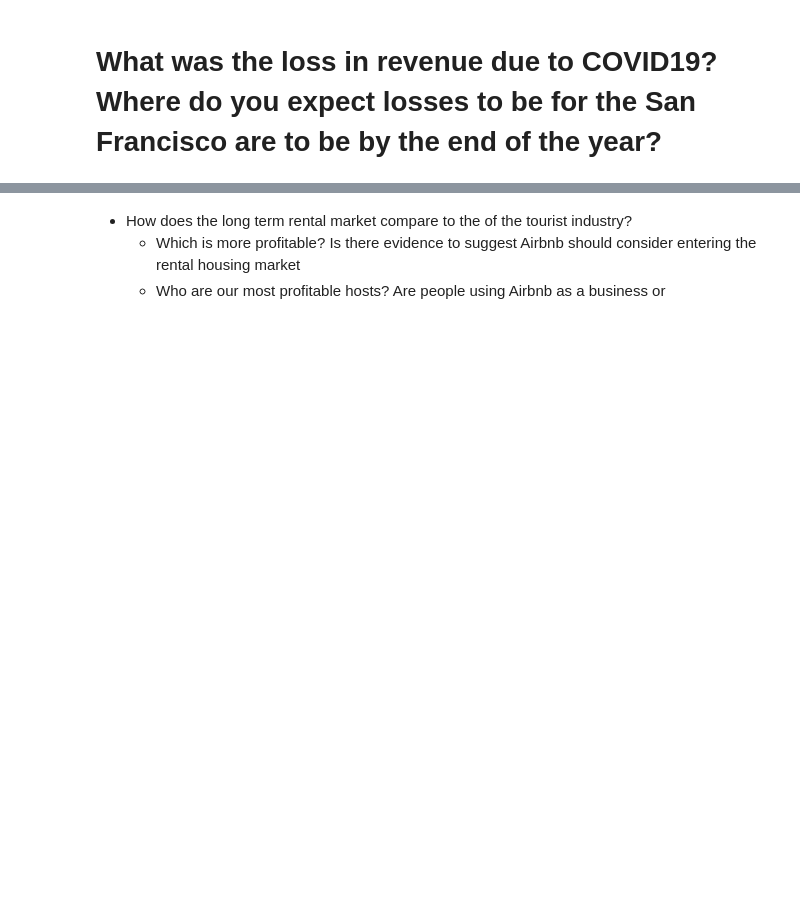
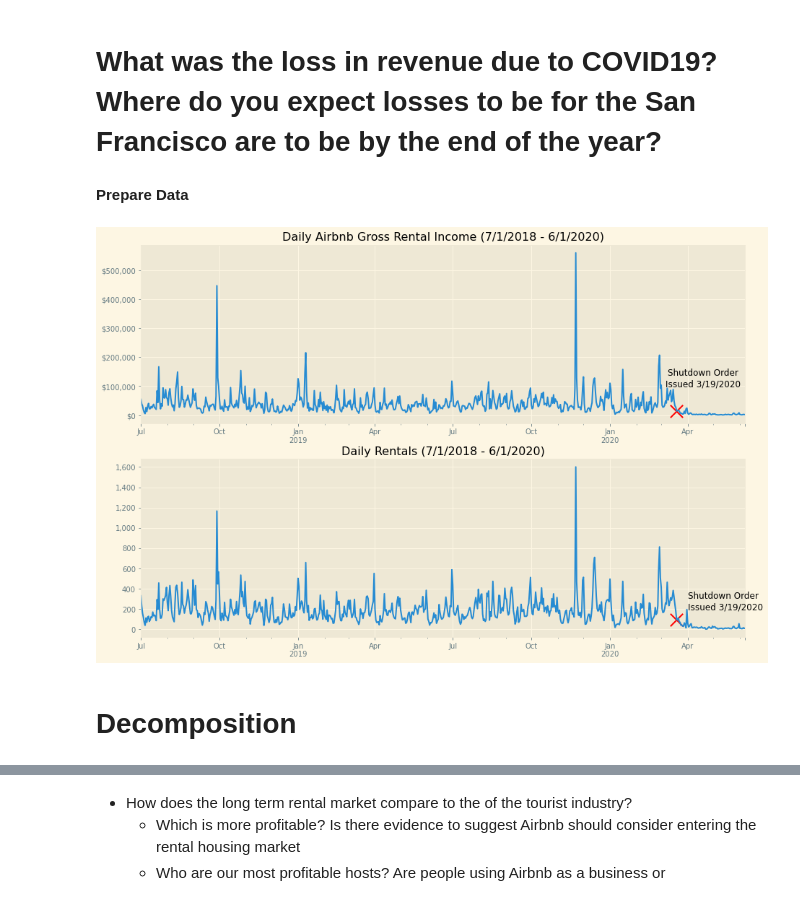
Before and after one commit to KishenSharma6/SF_Airbnb_Rental_Market_Analysis, a Jupyter notebook: Project_Codes/04_Modeling/2020_0715_Market_Analysis.ipynb, the cells around one changed output, grey strips where cells are left out. Saved outputs shown, nothing was run; the diff lists cells and outputs as text; code cells hidden in the pictures; blank space fills up the shorter version.

```diff
--- a/Project_Codes/04_Modeling/2020_0715_Market_Analysis.ipynb
+++ b/Project_Codes/04_Modeling/2020_0715_Market_Analysis.ipynb
@@ -55,3 +55,47 @@ Data shape: (126258, 47)
 | 2018-07-01 | 2 | TV, Cable TV ,Wifi,Kitchen, Free ... | 29 | 364 | 59 | 89 | ... |
 # %% [markdown]
 # What was the loss in revenue due to COVID19? Where do you expect losses to be for the San Francisco are to be by the end of the year?
+# %% [markdown]
+**Prepare Data**
+# %%
+#Get daily gross rental income
+daily_gross = df.groupby('last_review')['price'].sum()
+
+#Get daily gross rental income
+daily_rentals = df.groupby('last_review')['price'].count()
+# %%
+#Create fig
+f, ax = plt.subplots(2,1,figsize = (15,10))
+
+#Plot total revenue each day
+daily_gross.plot(ax=ax[0])
+ax[0].scatter('2020-03-19', 14443, color = 'red',  marker='x',s=300,  edgecolors='black',
+)
+
+#Set plot aesthetics
+ax[0].get_yaxis().set_major_formatter(plt.FuncFormatter(lambda x, loc: "${:,}".format(int(x))))
+ax[0].set_xlabel('')
+ax[0].set_title('Daily Airbnb Gross Rental Income (7/1/2018 - 6/1/2020)')
+ax[0].text('2020-04-19', 100_000, 'Shutdown Order\nIssued 3/19/2020', fontsize=12,horizontalalignment='center',);
+
+
+#Plot total revenue each day
+daily_rentals.plot(ax=ax[1])
+
+#Add text for Shut down
+X='2020-03-19'
+Y = daily_rentals.iloc[daily_rentals.index == '2020-03-19']
+ax[1].scatter(X,Y, color = 'red',  marker='x',s=300,  edgecolors='black')
+
+#Set plot aesthetics
+ax[1].get_yaxis().set_major_formatter(plt.FuncFormatter(lambda x, loc: "{:,}".format(int(x))))
+ax[1].set_xlabel('')
+ax[1].set_title('Daily Rentals (7/1/2018 - 6/1/2020)')
+
+ax[1].text('2020-04-01' ,Y + 100, 'Shutdown Order\nIssued 3/19/2020', fontsize=12,horizontalalignment='left',);
+
+#Stay at home order March 19 2020
+# %% [output]
+[figure, added]
+# %% [markdown]
+# Decomposition
```
Also changed, not shown: parts of 30 cells of this notebook.
